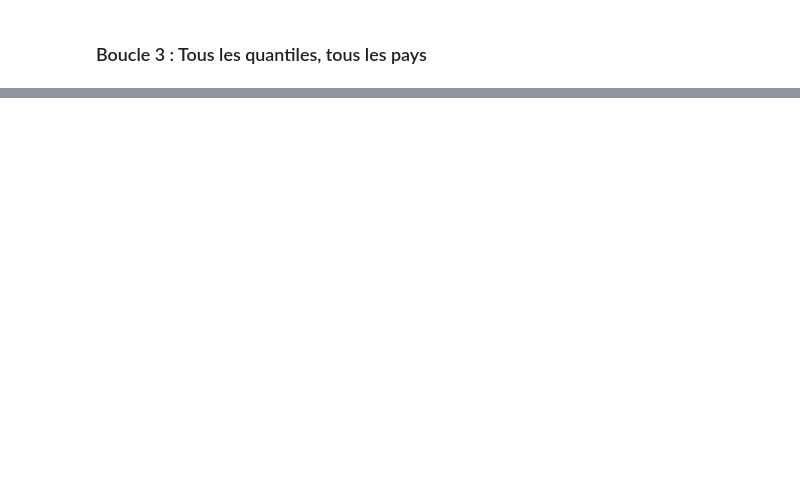
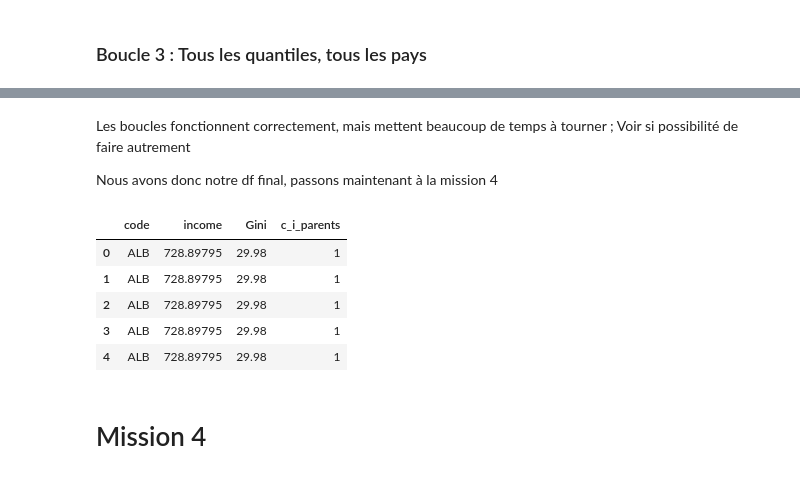
Before and after one commit to Julien-paulet/Projet_7, a Jupyter notebook: Effectuez_une_prediction_de_revenus_main_file.ipynb, the cells around one changed output, grey strips where cells are left out. Saved outputs shown, nothing was run; the diff lists cells and outputs as text; code cells hidden in the pictures; blank space fills up the shorter version.

Commit message:
Les boucles fonctionnent, passage à la dernière mission

```diff
--- a/Effectuez_une_prediction_de_revenus_main_file.ipynb
+++ b/Effectuez_une_prediction_de_revenus_main_file.ipynb
@@ -781,0 +802,32 @@ result
+# %%
+#Test avec une nouvelle boucle :
+t0 = time.process_time()
+
+data_cloned['c_i_parents'] = 1
+result = []
+for pays in data_cloned['code'].unique():
+    df = data_cloned[data_cloned['code'] == pays].copy()
+    for j in range(0,100):
+        beta = df[df['quantile'] == j+1].copy()
+        base = 0
+        pair_impair = 0
+        for i in range(0,100):
+            x = distrib[j,i]
+            if x*10 %2 != 0:
+                if pair_impair %2 == 0:
+                    up = base + int(distrib[j,i])
+                    pair_impair += 1
+                else :
+                    up = base + int(distrib[j,i])+1
+                    pair_impair += 1
+            else:
+                up = base + int(distrib[j,i])
+
+            beta.iloc[base:up,4] = i+1
+            base = up
+        result.append(beta)
+result = pd.concat(result)
+
+t1 = time.process_time()
+print("\n")
+print ('Function elapsed in: ', t1-t0, 's')
@@ -781,0 +843,19 @@ result
+# %% [markdown]
+<p> Les boucles fonctionnent correctement, mais mettent beaucoup de temps à tourner ; Voir si possibilité de faire autrement</p>
+
+<p> Nous avons donc notre df final, passons maintenant à la mission 4 </p>
+# %%
+#Enlevons quand même la variable C_i_child pour éviter toute confusion :
+
+df_final = result.copy()
+df_final = df_final.drop(columns='quantile')
+df_final.head()
+# %% [output]
+|  | code | income | Gini | c_i_parents |
+| 0 | ALB | 728.89795 | 29.98 | 1 |
+| 1 | ALB | 728.89795 | 29.98 | 1 |
+| 2 | ALB | 728.89795 | 29.98 | 1 |
+| 3 | ALB | 728.89795 | 29.98 | 1 |
+| 4 | ALB | 728.89795 | 29.98 | 1 |
+# %% [markdown]
+# Mission 4
```
Also changed, not shown: parts of 8 cells of this notebook.
